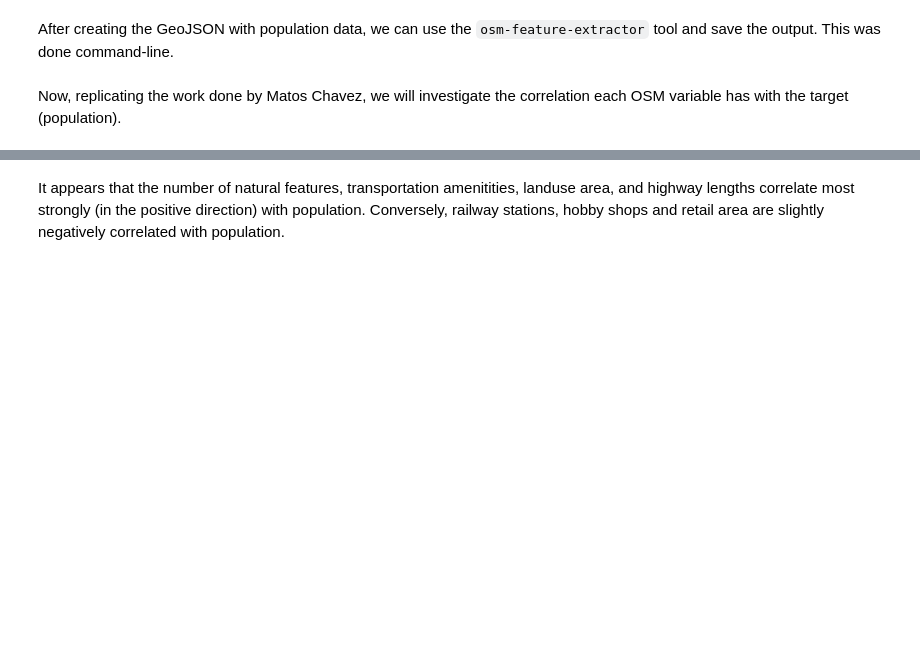
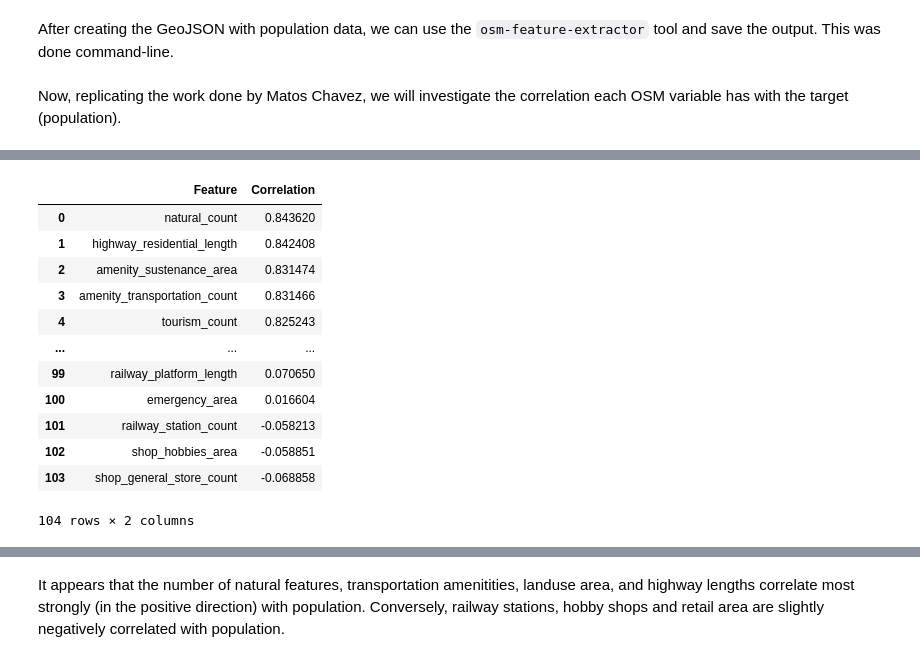
Before and after one commit to alauzon13/population-estimation, a Jupyter notebook: analysis.ipynb, the cells around one changed output, grey strips where cells are left out. Cells and saved outputs as stored; diff of their text form; code cells hidden in the pictures; blank space fills up the shorter version.

```diff
--- a/analysis.ipynb
+++ b/analysis.ipynb
@@ -265,0 +235,16 @@ chart.display()
+# %%
+correlations_df
+# %% [output]
+|  | Feature | Correlation |
+| 0 | natural_count | 0.843620 |
+| 1 | highway_residential_length | 0.842408 |
+| 2 | amenity_sustenance_area | 0.831474 |
+| 3 | amenity_transportation_count | 0.831466 |
+| 4 | tourism_count | 0.825243 |
+| ... | ... | ... |
+| 99 | railway_platform_length | 0.070650 |
+| 100 | emergency_area | 0.016604 |
+| 101 | railway_station_count | -0.058213 |
+| 102 | shop_hobbies_area | -0.058851 |
+| 103 | shop_general_store_count | -0.068858 |
+104 rows × 2 columns
```
Also changed, not shown: parts of 4 cells of this notebook.
